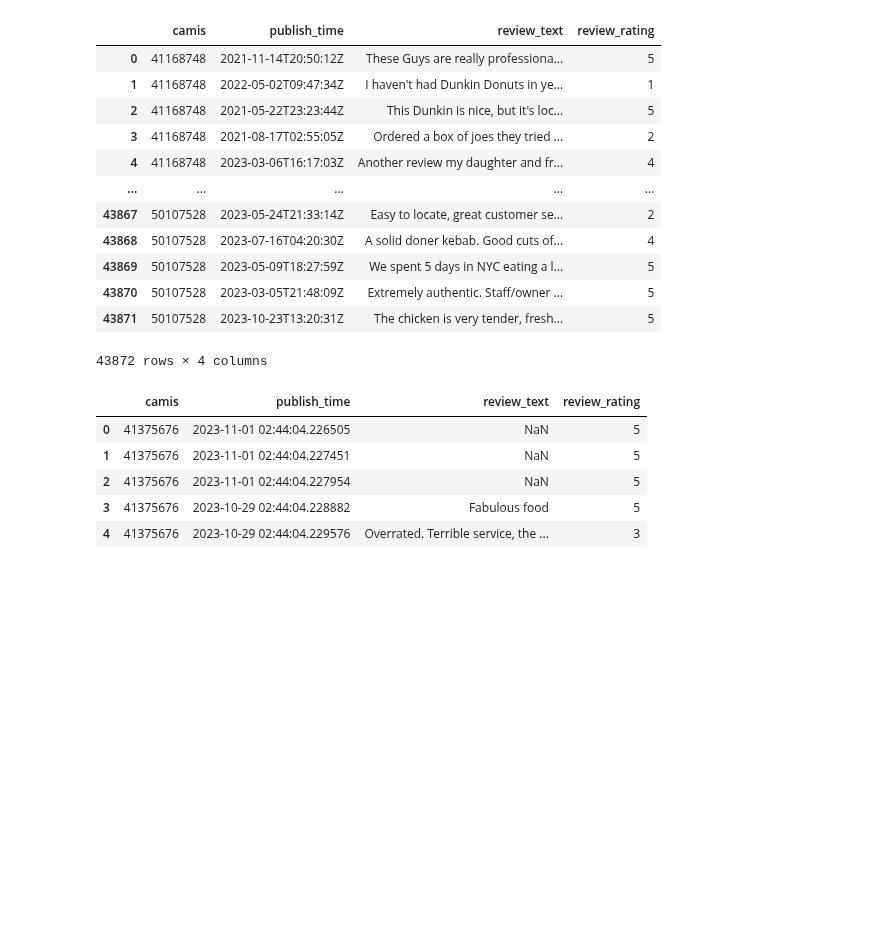
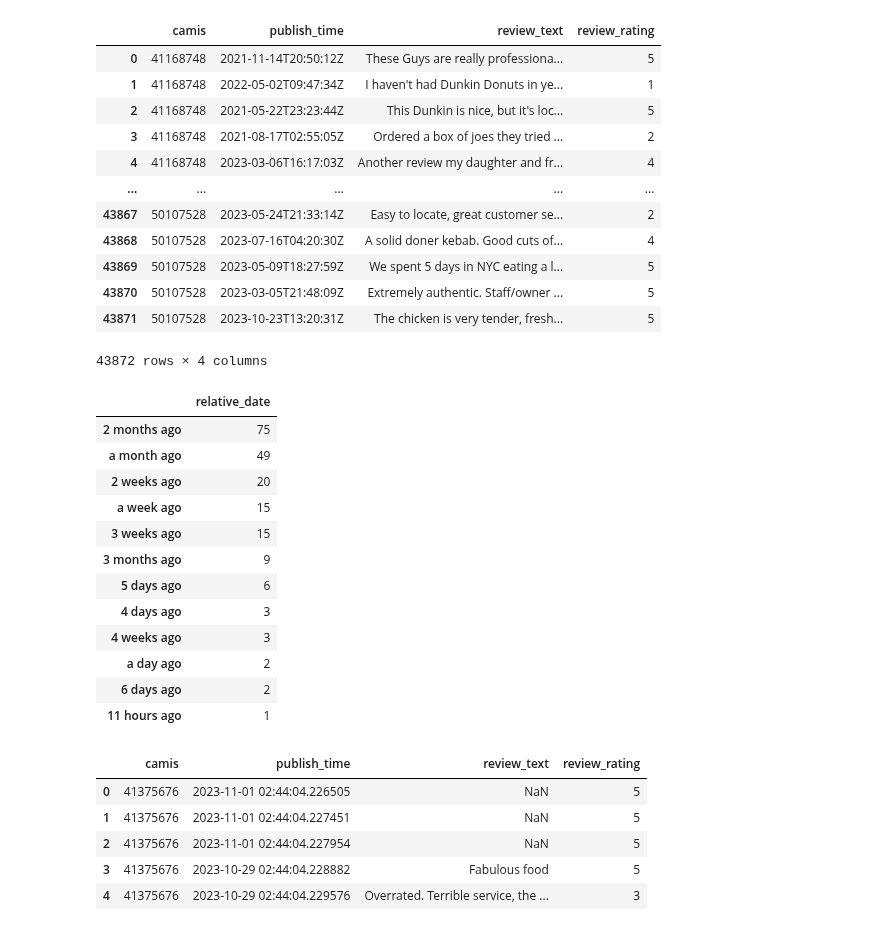
Before and after one commit to Somerville-2023/New-York-health-Inspection-Prediction, a Jupyter notebook: nick-folder/review_work.ipynb, the cells around one changed output. Cells and saved outputs as stored; diff of their text form; code cells hidden in the pictures; blank space fills up the shorter version.

```diff
--- a/nick-folder/review_work.ipynb
+++ b/nick-folder/review_work.ipynb
@@ -93,6 +97,28 @@ def adjust_dates(scrape_reviews):
         dataframes.append(restaurant)  # Append dataframe to list of dataframes
     reviews = pd.concat(dataframes)  # Join all dataframes
     return reviews  # Return joined data
+# %%
+s = pd.read_csv('scraped_reviews.csv')
+# %%
+place = s[s.id == 41375676]
+review_counts = pd.DataFrame(place.relative_date.value_counts())
+#review_counts.rename(columns={review_counts.columns[0]:'new_name'})
+# review_counts['increment'] = 365 / review_counts.index
+review_counts
+# %% [output]
+|  | relative_date |
+| 2 months ago | 75 |
+| a month ago | 49 |
+| 2 weeks ago | 20 |
+| a week ago | 15 |
+| 3 weeks ago | 15 |
+| 3 months ago | 9 |
+| 5 days ago | 6 |
+| 4 days ago | 3 |
+| 4 weeks ago | 3 |
+| a day ago | 2 |
+| 6 days ago | 2 |
+| 11 hours ago | 1 |
 # %%
 reviews = adjust_dates(reviews)
 # %%
```
Also changed, not shown: parts of 13 cells of this notebook, 2 other files.
